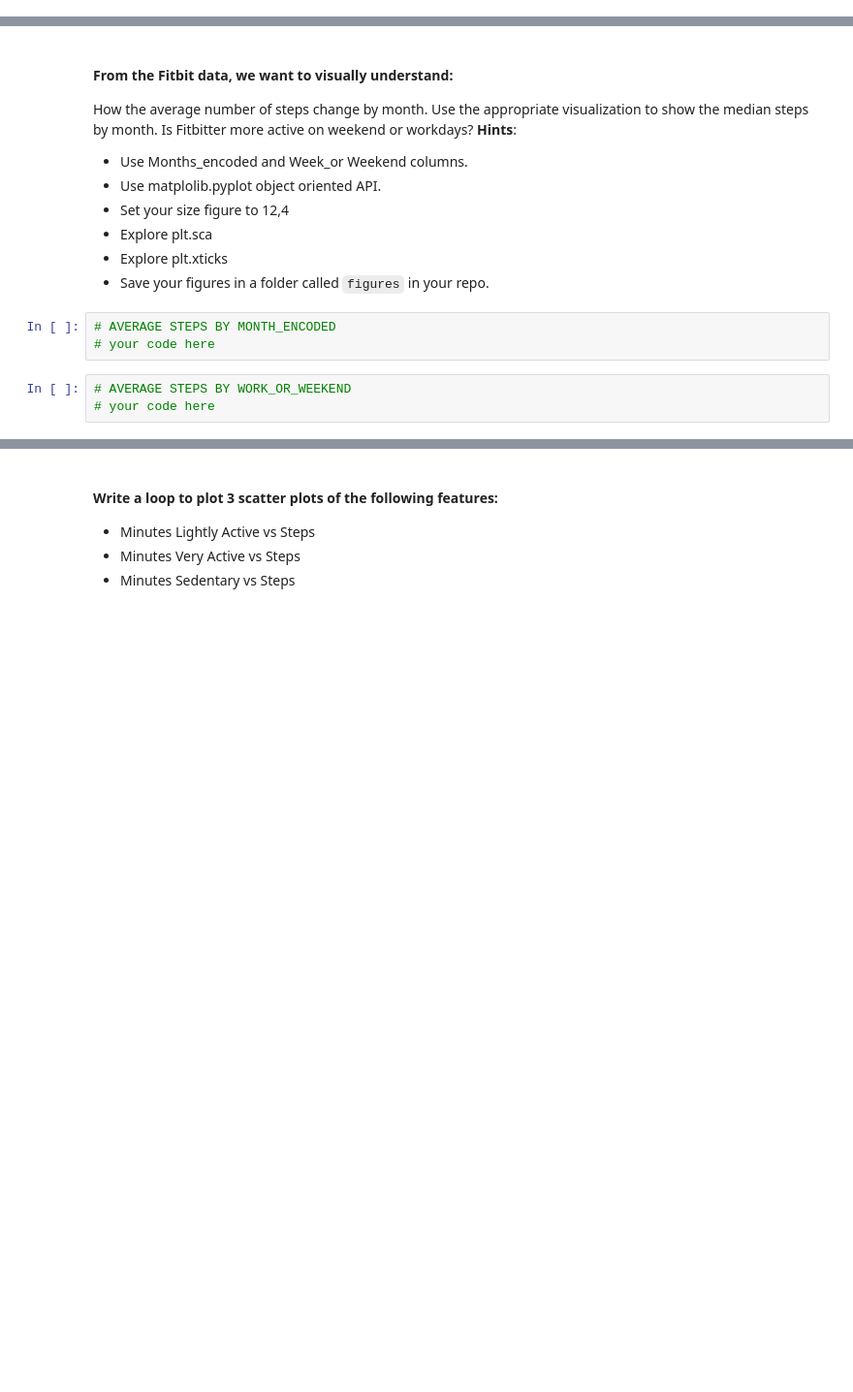
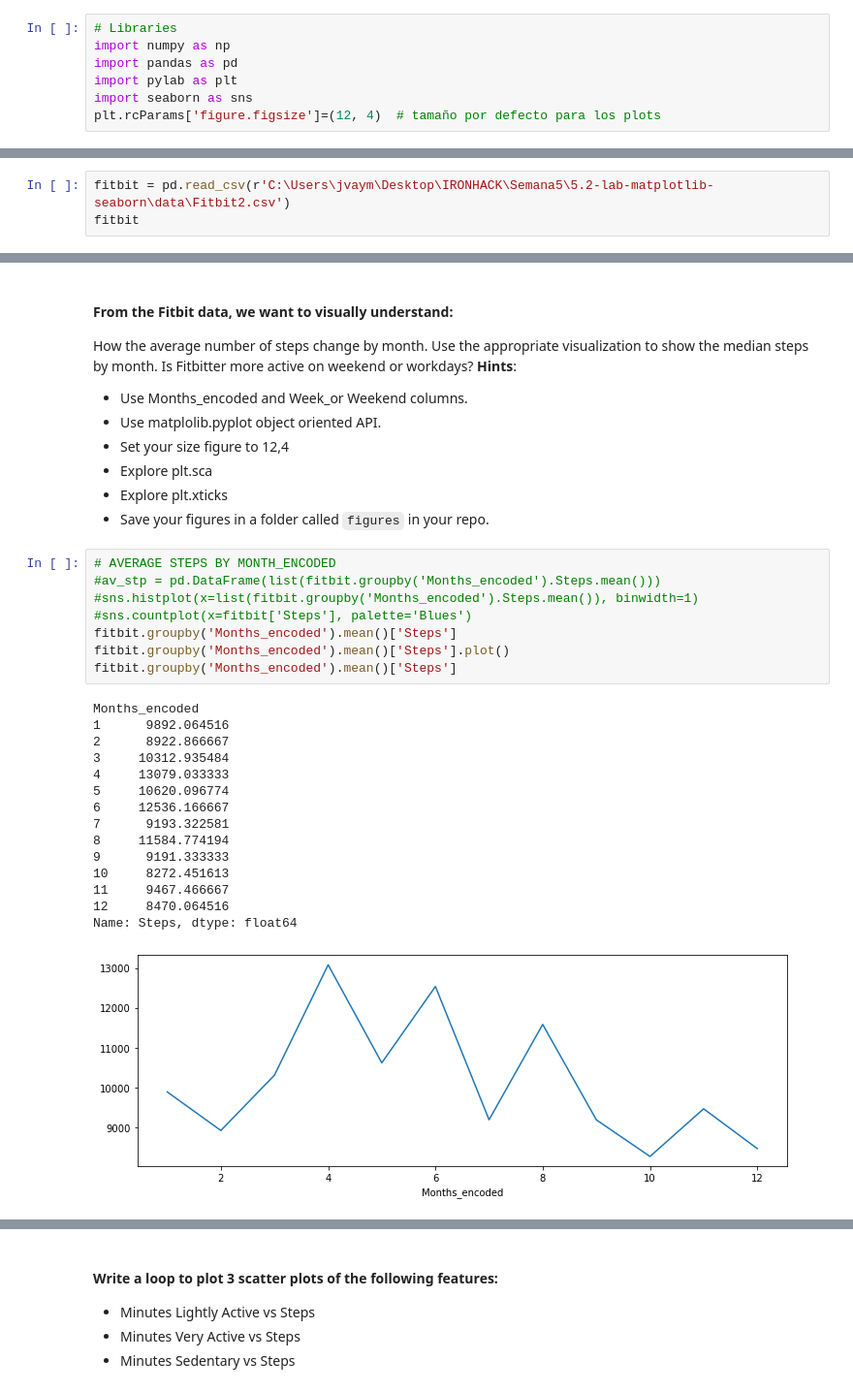
Before and after one commit to Ironhack-Data-Madrid-Mayo-2022/5.2-lab-matplotlib-seaborn, a Jupyter notebook: your-code/main.ipynb, the cells around one changed output, grey strips where cells are left out. Shown at 97% size. Saved outputs shown, nothing was run; the diff lists cells and outputs as text; blank space fills up the shorter version.

```diff
--- a/your-code/main.ipynb
+++ b/your-code/main.ipynb
@@ -9,3 +5,10 @@ import numpy as np
+# %%
+# Libraries
+import numpy as np
+import pandas as pd
+import pylab as plt
+import seaborn as sns
+plt.rcParams['figure.figsize']=(12, 4)  # tamaño por defecto para los plots
 # %% [markdown]
 ## Challenge
 #### Import the `Fitbit2` dataset and store it in a variable called `fitbit`. You can find the dataset in Ironhack's database:
@@ -15,0 +17,3 @@ import numpy as np
+# %%
+fitbit = pd.read_csv(r'C:\Users\jvaym\Desktop\IRONHACK\Semana5\5.2-lab-matplotlib-seaborn\data\Fitbit2.csv')
+fitbit
@@ -25,9 +43,27 @@ How the average number of steps change by month. Use the appropriate visualizati
 * Explore plt.sca
 * Explore plt.xticks
 * Save your figures in a folder called `figures` in your repo.
-# %%
-# AVERAGE STEPS BY MONTH_ENCODED
-# your code here
-# %%
-# AVERAGE STEPS BY WORK_OR_WEEKEND
-# your code here
+# %%
+# AVERAGE STEPS BY MONTH_ENCODED
+#av_stp = pd.DataFrame(list(fitbit.groupby('Months_encoded').Steps.mean()))
+#sns.histplot(x=list(fitbit.groupby('Months_encoded').Steps.mean()), binwidth=1)
+#sns.countplot(x=fitbit['Steps'], palette='Blues')
+fitbit.groupby('Months_encoded').mean()['Steps']
+fitbit.groupby('Months_encoded').mean()['Steps'].plot()
+fitbit.groupby('Months_encoded').mean()['Steps']
+# %% [output]
+Months_encoded
+1      9892.064516
+2      8922.866667
+3     10312.935484
+4     13079.033333
+5     10620.096774
+6     12536.166667
+7      9193.322581
+8     11584.774194
+9      9191.333333
+10     8272.451613
+11     9467.466667
+12     8470.064516
+Name: Steps, dtype: float64
+[figure, added]
```
Also changed, not shown: parts of 39 cells of this notebook.
